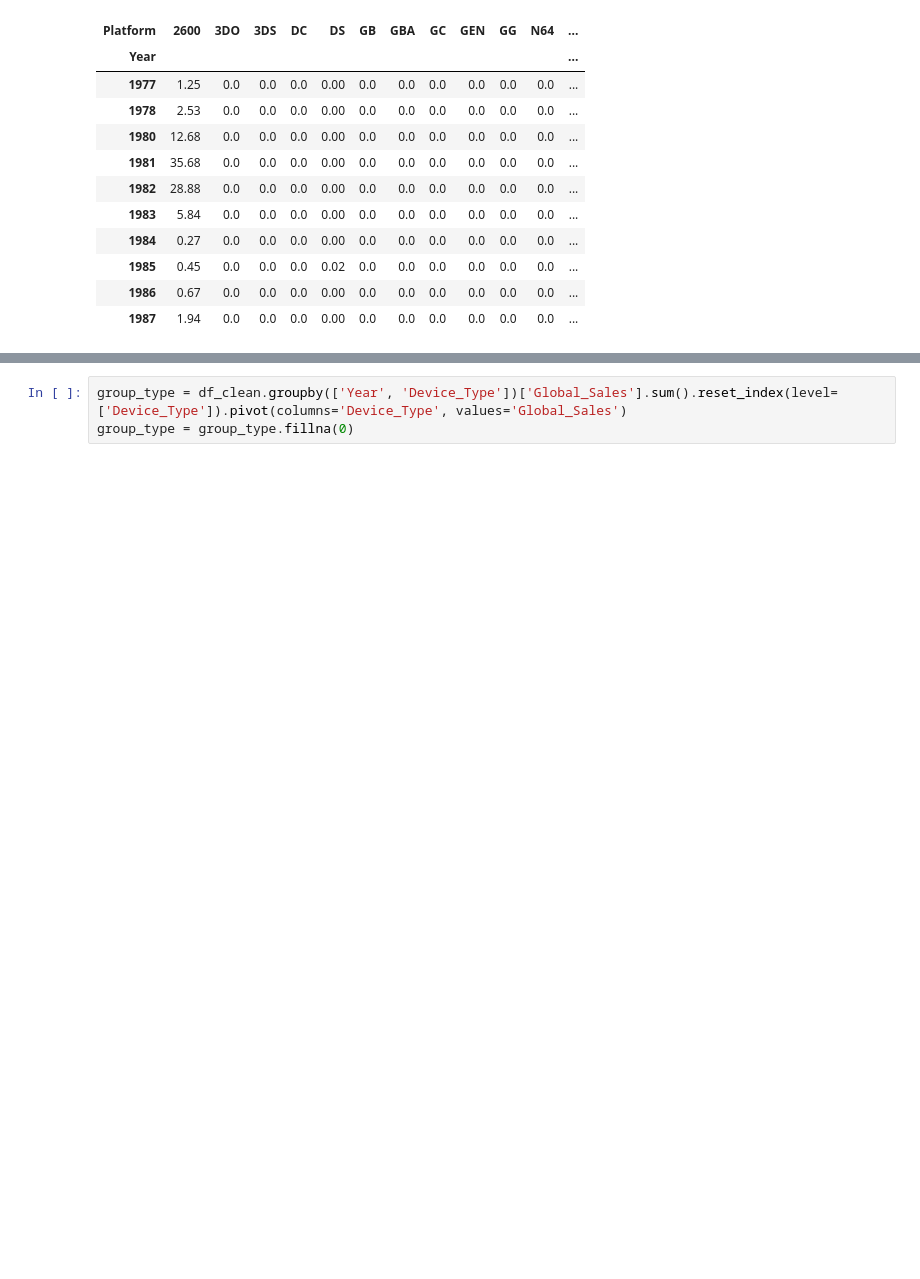
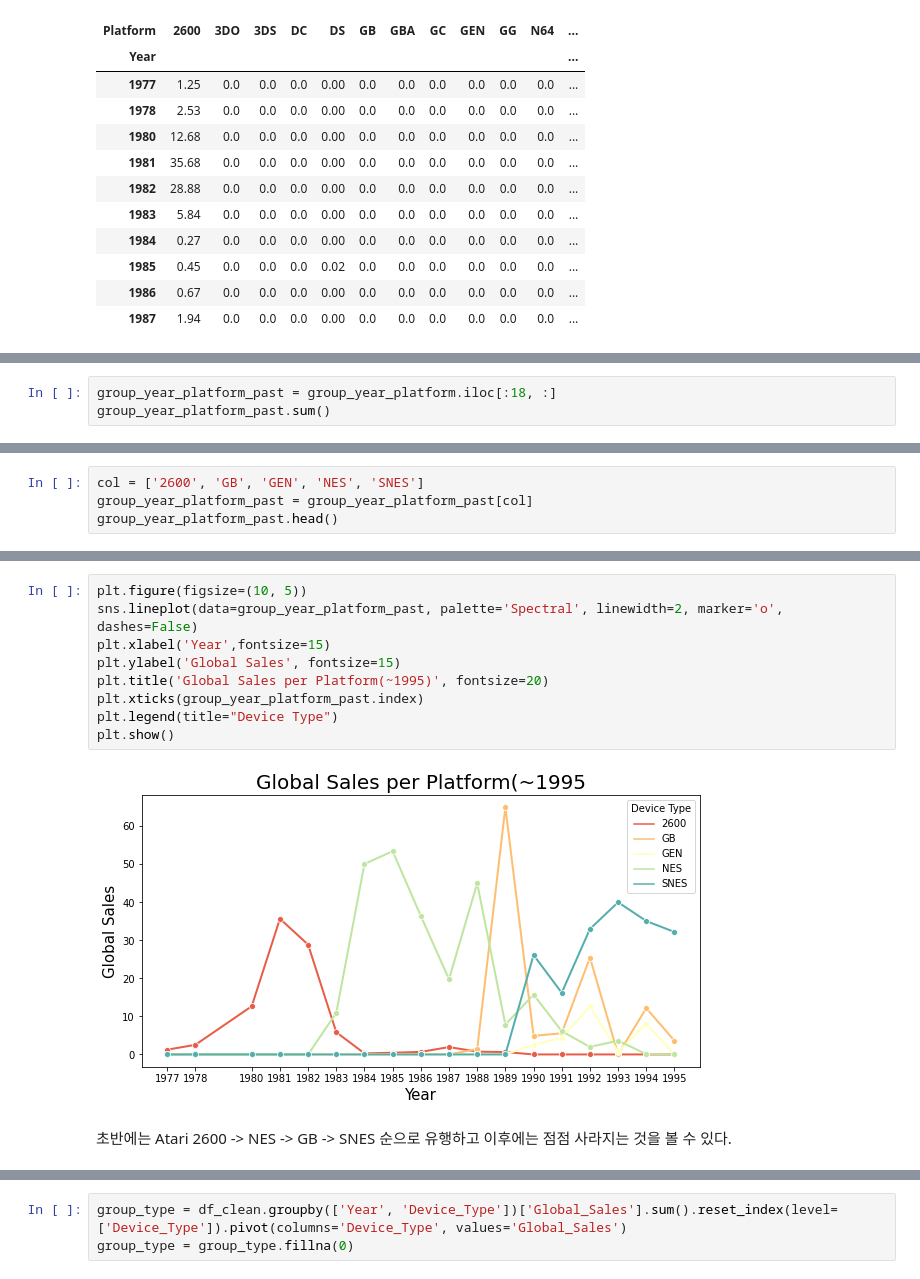
Before and after one commit to nan-park/section1_project, a Jupyter notebook: AI_section1_project.ipynb, the cells around one changed output, grey strips where cells are left out. Saved outputs shown, nothing was run; the diff lists cells and outputs as text; blank space fills up the shorter version.

```diff
--- a/AI_section1_project.ipynb
+++ b/AI_section1_project.ipynb
@@ -1519,0 +1571,3 @@ group_year_platform.head(10)  # 초기에는 Atari 2600밖에 없음
+# %%
+group_year_platform_past = group_year_platform.iloc[:18, :]
+group_year_platform_past.sum()
@@ -1519,0 +1595,4 @@ group_year_platform.head(10)  # 초기에는 Atari 2600밖에 없음
+# %%
+col = ['2600', 'GB', 'GEN', 'NES', 'SNES']
+group_year_platform_past = group_year_platform_past[col]
+group_year_platform_past.head()
@@ -1519,0 +1607,13 @@ group_year_platform.head(10)  # 초기에는 Atari 2600밖에 없음
+# %%
+plt.figure(figsize=(10, 5))
+sns.lineplot(data=group_year_platform_past, palette='Spectral', linewidth=2, marker='o', dashes=False)
+plt.xlabel('Year',fontsize=15)
+plt.ylabel('Global Sales', fontsize=15)
+plt.title('Global Sales per Platform(~1995)', fontsize=20)
+plt.xticks(group_year_platform_past.index)
+plt.legend(title="Device Type")
+plt.show()
+# %% [output]
+[figure, added]
+# %% [markdown]
+초반에는 Atari 2600 -> NES -> GB -> SNES 순으로 유행하고 이후에는 점점 사라지는 것을 볼 수 있다.<br>
```
Also changed, not shown: parts of 53 cells of this notebook.
